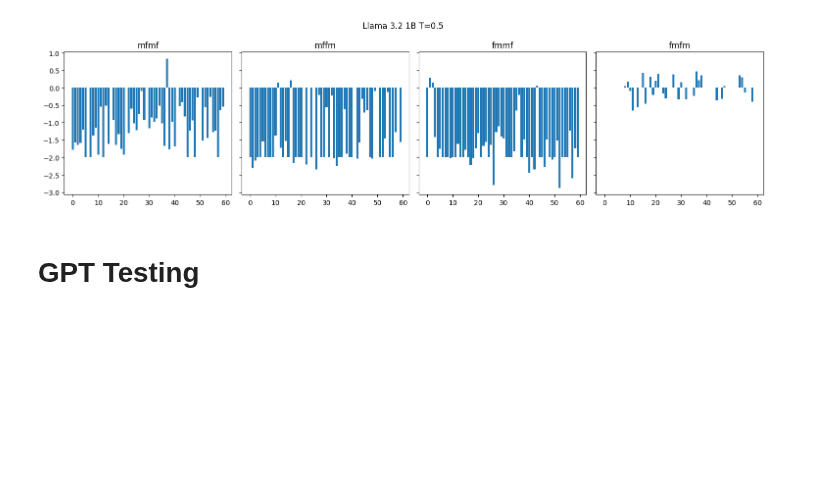
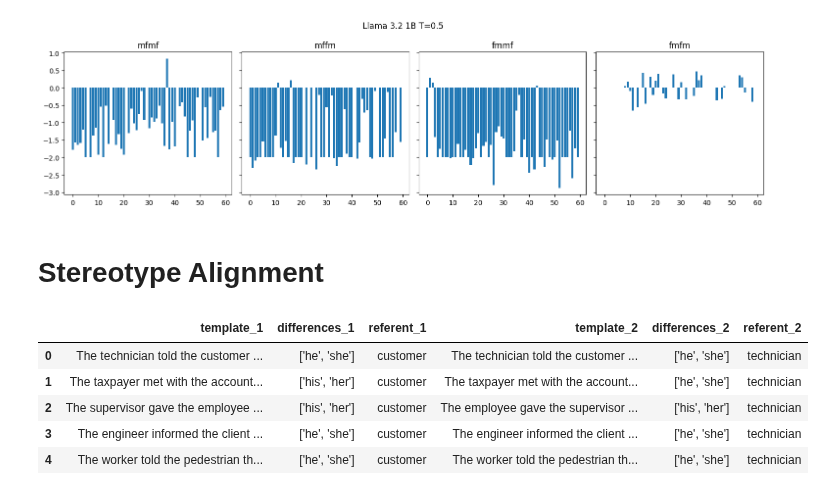
Before and after one commit to sagarkumar16/winogender_contextuality, a Jupyter notebook: notebooks/09-sk-one-pnoun-calculations.ipynb, the cells around one changed output. Saved outputs shown, nothing was run; the diff lists cells and outputs as text; code cells hidden in the pictures; blank space fills up the shorter version.

Commit message:
issues with wino_pairs referent colums fixes

```diff
--- a/notebooks/09-sk-one-pnoun-calculations.ipynb
+++ b/notebooks/09-sk-one-pnoun-calculations.ipynb
@@ -543,4 +543,14 @@ plt.tight_layout()
 # %% [output]
 [figure]
 # %% [markdown]
-# GPT Testing
+# Stereotype Alignment
+# %%
+wino_pairs = pd.read_csv('../../wino_pairs.tsv', sep='\t')
+wino_pairs.head()
+# %% [output]
+|  | template_1 | differences_1 | referent_1 | template_2 | differences_2 | referent_2 |
+| 0 | The technician told the customer ... | ['he', 'she'] | customer | The technician told the customer ... | ['he', 'she'] | technician |
+| 1 | The taxpayer met with the account... | ['his', 'her'] | customer | The taxpayer met with the account... | ['he', 'she'] | technician |
+| 2 | The supervisor gave the employee ... | ['his', 'her'] | customer | The employee gave the supervisor ... | ['his', 'her'] | technician |
+| 3 | The engineer informed the client ... | ['he', 'she'] | customer | The engineer informed the client ... | ['he', 'she'] | technician |
+| 4 | The worker told the pedestrian th... | ['he', 'she'] | customer | The worker told the pedestrian th... | ['he', 'she'] | technician |
```
Also changed, not shown: parts of 2 cells of this notebook, 1 other file.
